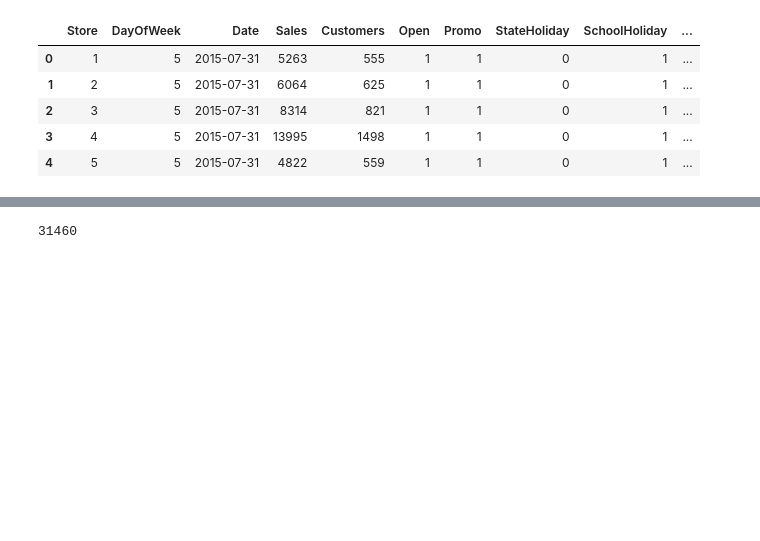
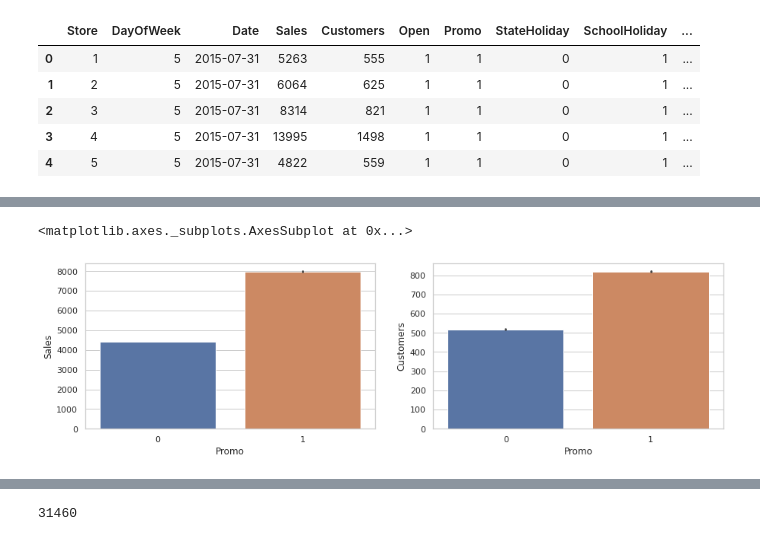
Before and after one commit to Team-AlmaBetter/Retail-Sales-Prediction, a Jupyter notebook: Rossmann_Sales_Prediction_Capstone_Project_ipynb.ipynb, the cells around one changed output, grey strips where cells are left out. Saved outputs shown, nothing was run; the diff lists cells and outputs as text; code cells hidden in the pictures; blank space fills up the shorter version.

```diff
--- a/Rossmann_Sales_Prediction_Capstone_Project_ipynb.ipynb
+++ b/Rossmann_Sales_Prediction_Capstone_Project_ipynb.ipynb
@@ -330,0 +514,11 @@ dtype: int64
+# %%
+# Promo
+
+# Plot average sales & customers with/without promo
+fig, (axis1,axis2) = plt.subplots(1,2,figsize=(15,4))
+
+sns.barplot(x='Promo', y='Sales', data=R_data, ax=axis1)
+sns.barplot(x='Promo', y='Customers', data=R_data, ax=axis2)
+# %% [output]
+<matplotlib.axes._subplots.AxesSubplot at 0x...>
+[figure, added]
```
Also changed, not shown: parts of 152 cells of this notebook.
